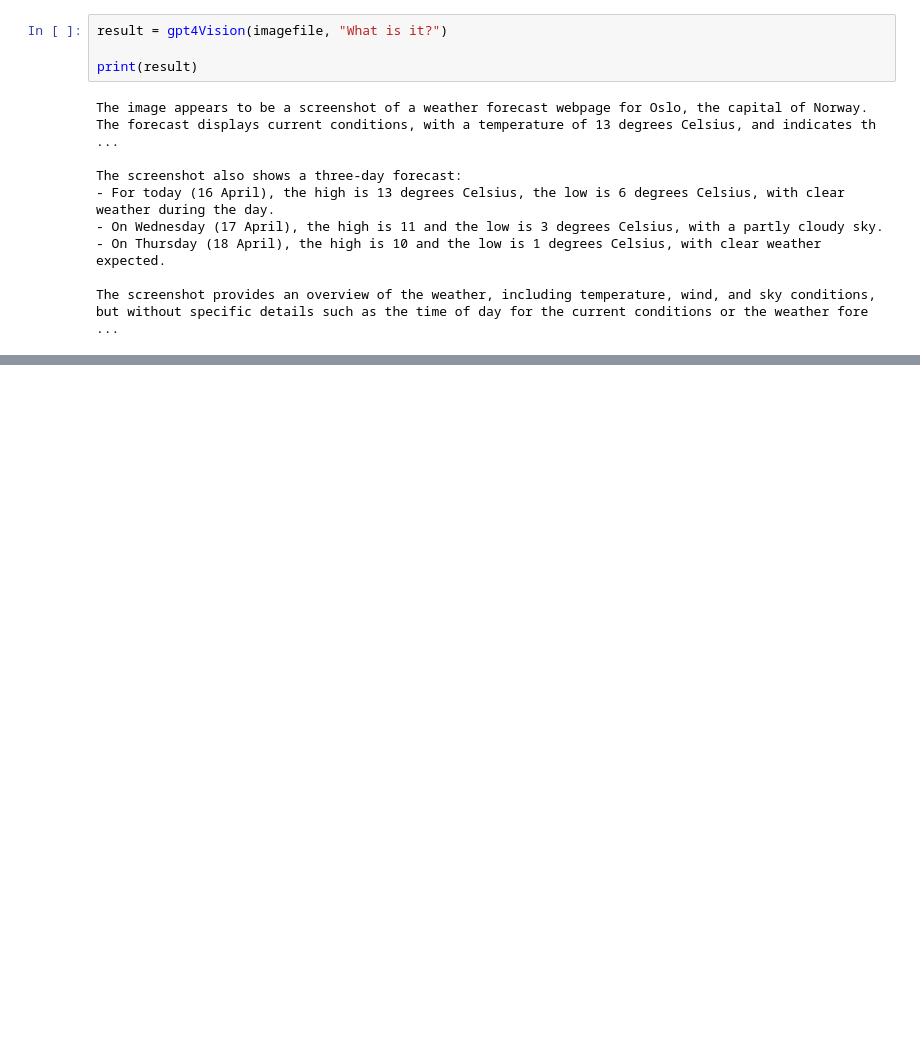
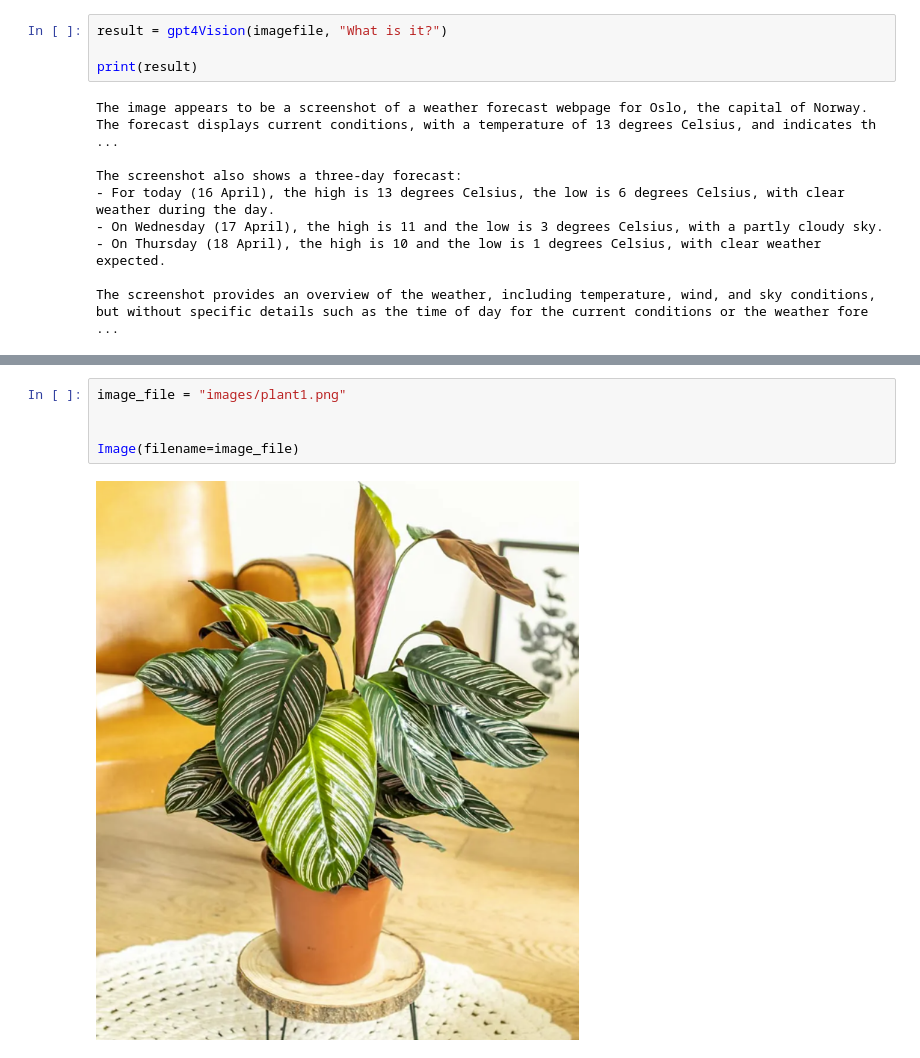
Before and after one commit to simplifai-ai/AzureOpenAI, a Jupyter notebook: GPT4-Vision/GPT4-vision demo with OpenAI.ipynb, the cells around one changed output, grey strips where cells are left out. Cells and saved outputs as stored; diff of their text form; blank space fills up the shorter version.

```diff
--- a/GPT4-Vision/GPT4-vision demo with OpenAI.ipynb
+++ b/GPT4-Vision/GPT4-vision demo with OpenAI.ipynb
@@ -216,0 +299,7 @@ The temperatures for Thursday in Oslo are forecasted to be a high of 10°C and a
+# %%
+image_file = "images/plant1.png"
+
+
+Image(filename=image_file)
+# %% [output]
+[figure, added]
```
Also changed, not shown: parts of 8 cells of this notebook, 1 other file.
